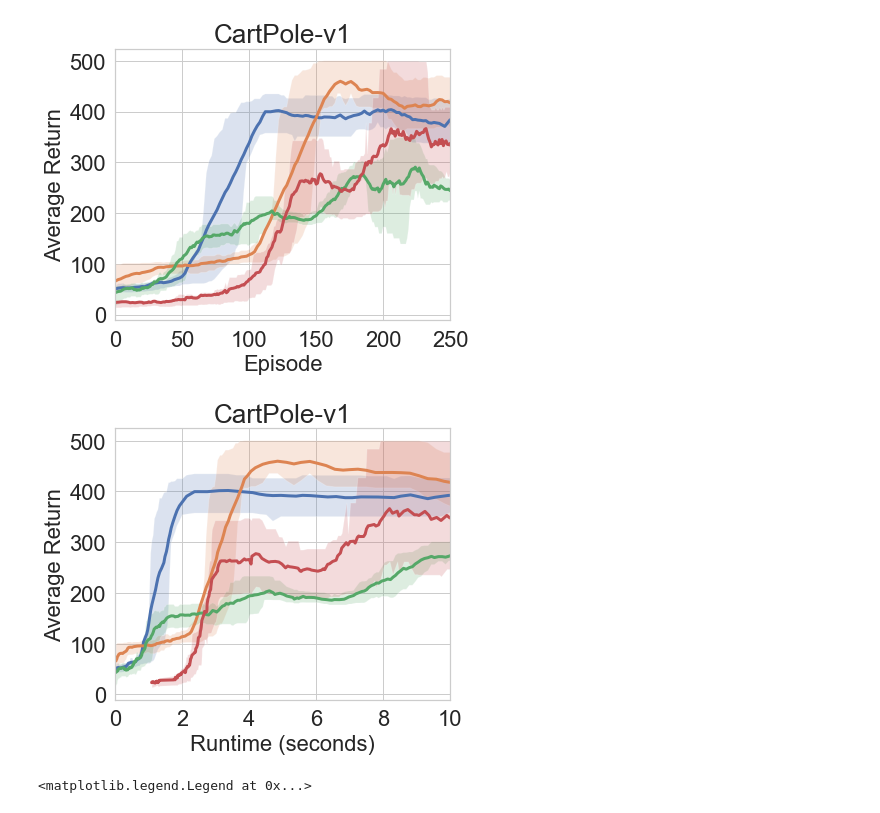
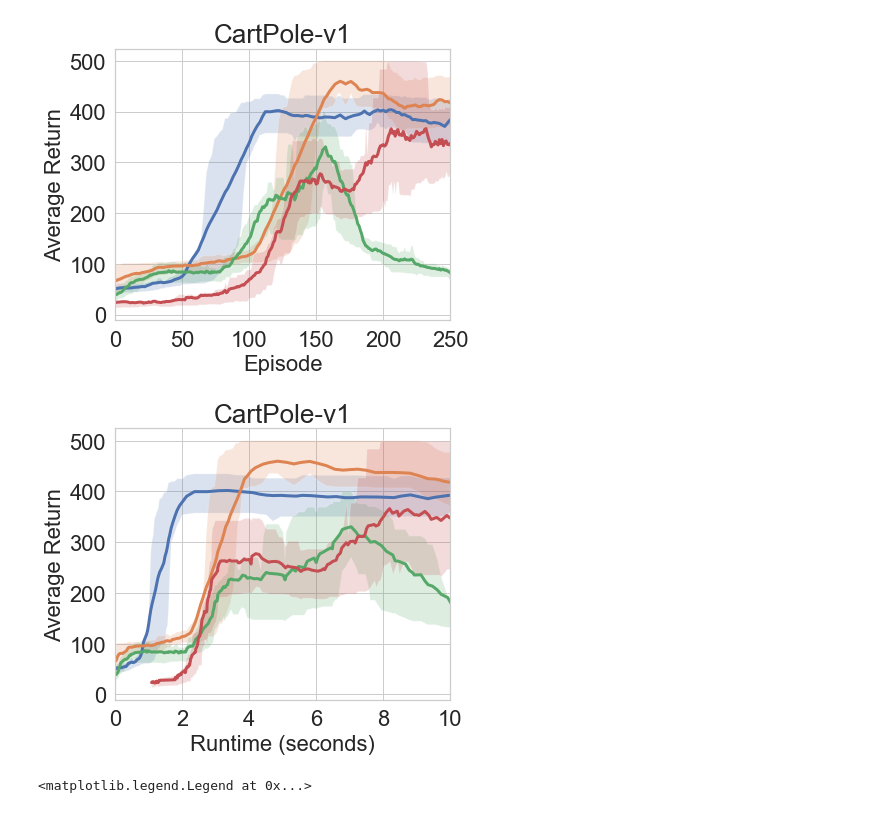
Before and after one commit to kadysongbb/dr-trpo, a Jupyter notebook: classic_control/view_training.ipynb, the cells around one changed output. Drawn from its saved outputs; the diff is of its cells as text; code cells hidden in the pictures.

```diff
--- a/classic_control/view_training.ipynb
+++ b/classic_control/view_training.ipynb
@@ -10,7 +10,7 @@ sns.set_style("whitegrid")
 %matplotlib inline
 plt.rcParams["figure.figsize"] = (6,5)
 
-file_list = ['./log_files/dr_trpo_kl/CartPole-v1-1581924483.4587069.csv', './log_files/dr_trpo_wass/CartPole-v1-1581924172.541198.csv', './log_files/a2c/CartPole-v1-1583951983.017687.csv']
+file_list = ['./log_files/dr_trpo_kl/CartPole-v1-1581924483.4587069.csv', './log_files/dr_trpo_wass/CartPole-v1-1581924172.541198.csv', './log_files/a2c/CartPole-v1-1583953260.6407459.csv']
 window_size = 30
 
 def find_moving_avg(data, window_size):
@@ -36,34 +36,34 @@ for name in file_list:
     if name.find('a2c') != -1:
         label = 'A2C'
         eps_per_iter = 1
     if name.find('kl') != -1:
         label = 'DRPO-KL'
         eps_per_iter = 2
     if name.find('wass') != -1:
         label = 'DRPO-Wass'
         eps_per_iter = 2
 
     x_val = df[0]
     y_val = df[1]
     moving_average = find_moving_avg(y_val, window_size)
     ax.plot(np.arange(len(x_val)-window_size)*eps_per_iter, moving_average[0], label=label, linewidth = 3)
     ax.fill_between(np.arange(len(x_val)-window_size)*eps_per_iter, moving_average[1], moving_average[2], alpha=0.2)
 
 
 # read TRPO baseline results
 trpo_log_name = './tmp/trpo_cartpole_monitor6.csv'
 window_size = 30
 df=pd.read_csv(trpo_log_name, sep=',', skiprows = 0, header= 1)
 x_val = df['t']
 y_val = df['r']
 moving_average = find_moving_avg(y_val, window_size)
 ax.plot(np.arange(len(x_val)-window_size), moving_average[0], label='TRPO', linewidth = 3)
 ax.fill_between(np.arange(len(x_val)-window_size), moving_average[1], moving_average[2], alpha=0.2)
 
 plt.rcParams["legend.framealpha"] = 0.5
 # ax.legend(loc = 'lower right', fontsize = 15)
 # %% [output]
-[figure, old version]
+[figure, new version]
 # %%
 import numpy as np
 import pandas as pd
@@ -76,7 +76,7 @@ sns.set_style("whitegrid")
 %matplotlib inline
 plt.rcParams["figure.figsize"] = (6,5)
 
-file_list = ['./log_files/dr_trpo_kl/CartPole-v1-1581924483.4587069.csv', './log_files/dr_trpo_wass/CartPole-v1-1581924172.541198.csv', './log_files/a2c/CartPole-v1-1583951983.017687.csv']
+file_list = ['./log_files/dr_trpo_kl/CartPole-v1-1581924483.4587069.csv', './log_files/dr_trpo_wass/CartPole-v1-1581924172.541198.csv', './log_files/a2c/CartPole-v1-1583953260.6407459.csv']
 window_size = 30
 
 def find_moving_avg(data, window_size):
@@ -126,7 +126,7 @@ ax.fill_between(x_val[:len(x_val)-window_size], moving_average[1], moving_averag
 plt.rcParams["legend.framealpha"] = 0.5
 # ax.legend(loc='lower right', fontsize = 15)
 # %% [output]
-[figure, old version]
+[figure, new version]
 # %%
 import numpy as np
 import pandas as pd
```
Also changed, not shown: 2 other files.
